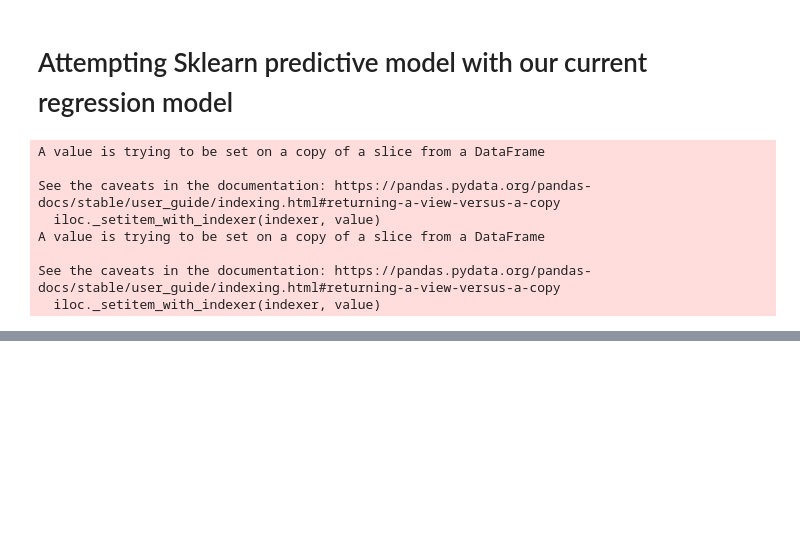
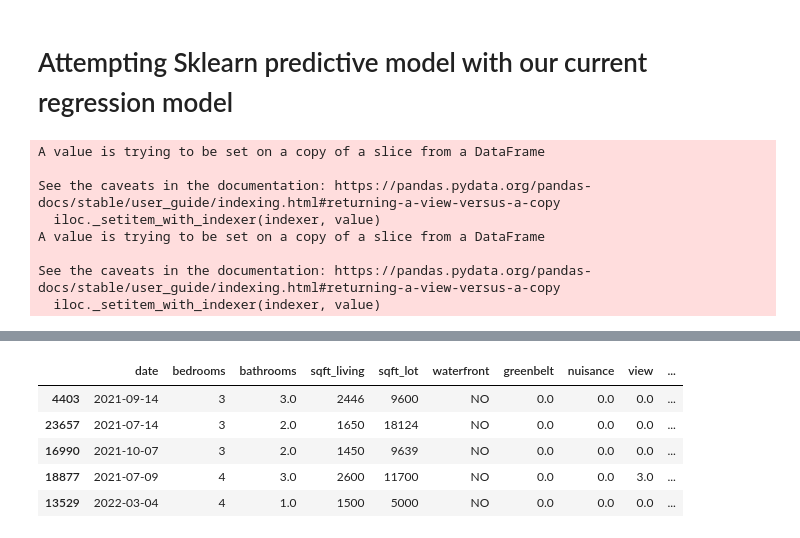
Before and after one commit to AliRampur/Phase-2-Group-Project, a Jupyter notebook: New_Charlie_Notebook.ipynb, the cells around one changed output, grey strips where cells are left out. Saved outputs shown, nothing was run; the diff lists cells and outputs as text; code cells hidden in the pictures; blank space fills up the shorter version.

```diff
--- a/New_Charlie_Notebook.ipynb
+++ b/New_Charlie_Notebook.ipynb
@@ -440,0 +551,77 @@ See the caveats in the documentation: https://pandas.pydata.org/pandas-docs/stab
+# %%
+# Quasi-categorical(0.5 + 0.5 bathrooms != 1 bathroom). Change 0 bathroom to 1 bathroom. Round up other values.
+X_test.loc[X_test['bathrooms'] == 0, 'bathrooms'] = 1
+X_test['bathrooms'] = X_test['bathrooms'].apply(np.ceil)
+
+
+# Create binary substitutes for columns
+X_test['basement_binary'] = [1 if sq >  0  else 0 for sq in X_test['sqft_basement']]
+X_test['garage_binary'] = [1 if sq >  0  else 0 for sq in X_test['sqft_garage']]
+X_test['patio_binary'] = [1 if sq >  0  else 0 for sq in X_test['sqft_patio']]
+X_test['waterfront_binary'] = [1 if sq == 'YES'  else 0 for sq in X_test['waterfront']]
+X_test['PublicSewer_binary'] = [1 if sq == 'PUBLIC' else 0 for sq in X_test['sewer_system']]
+X_test['yrenovated_binary'] = [1 if sq >  0 else 0 for sq in X_test['yr_renovated']]
+
+
+# Create binary values for greenbelt, nuisance
+# Using OneHotEncoder
+
+greenbelt_cat = X_test[['greenbelt']]
+greenbelt_encoded_train = encoder_greenbelt.transform(greenbelt_cat)
+greenbelt_encoded_train = greenbelt_encoded_train.flatten()
+# greenbelt_encoded_train
+X_test["greenbelt"] = greenbelt_encoded_train
+
+nuisance_cat = X_test[['nuisance']]
+nuisance_encoded_train = encoder_nuisance.transform(nuisance_cat)
+nuisance_encoded_train = nuisance_encoded_train.flatten()
+X_test["nuisance"] = nuisance_encoded_train
+
+# Create Ordinal Values for condition
+# Using OneHotEncoder
+condition_cat = X_test[['condition']]
+condition_encoded_train = encoder_condition.transform(condition_cat)
+condition_encoded_train = condition_encoded_train.flatten()
+X_test["condition"] = condition_encoded_train
+
+# Create Ordinal Values for view
+# Using OneHotEncoder
+view_cat = X_test[['view']]
+view_encoded_train = encoder_view.transform(view_cat)
+view_encoded_train = view_encoded_train.flatten()
+X_test["view"] = view_encoded_train
+
+
+# (1) Create a variable zip
+# extracted from df
+# (double brackets due to shape expected by OHE)
+city_train = X_test[["city"]]
+
+city_encoded_train = ohe_city.transform(city_train)
+
+# Visually inspect fireplace_qu_encoded_train
+city_encoded_train
+
+# (5a) Make the transformed data into a dataframe
+city_encoded_train = pd.DataFrame(
+    # Pass in NumPy array
+    city_encoded_train,
+    # Set the column names to the categories found by OHE
+    columns=ohe_city.categories_[0],
+    # Set the index to match X_test's index
+    index=X_test.index
+)
+
+# Run this cell without changes
+
+# (5b) Drop original FireplaceQu column
+X_test.drop("city", axis=1, inplace=True)
+
+# Run this cell without changes
+
+# (5c) Concatenate the new dataframe with current X_test
+X_test = pd.concat([X_test, city_encoded_train], axis=1)
+
+# Visually inspect X_test
+X_test.head()
+# %% [output]
@@ -440,0 +645,6 @@ See the caveats in the documentation: https://pandas.pydata.org/pandas-docs/stab
+|  | date | bedrooms | bathrooms | sqft_living | sqft_lot | waterfront | greenbelt | nuisance | view | ... |
+| 4403 | 2021-09-14 | 3 | 3.0 | 2446 | 9600 | NO | 0.0 | 0.0 | 0.0 | ... |
+| 23657 | 2021-07-14 | 3 | 2.0 | 1650 | 18124 | NO | 0.0 | 0.0 | 0.0 | ... |
+| 16990 | 2021-10-07 | 3 | 2.0 | 1450 | 9639 | NO | 0.0 | 0.0 | 0.0 | ... |
+| 18877 | 2021-07-09 | 4 | 3.0 | 2600 | 11700 | NO | 0.0 | 0.0 | 3.0 | ... |
+| 13529 | 2022-03-04 | 4 | 1.0 | 1500 | 5000 | NO | 0.0 | 0.0 | 0.0 | ... |
```
Also changed, not shown: parts of 48 cells of this notebook.
